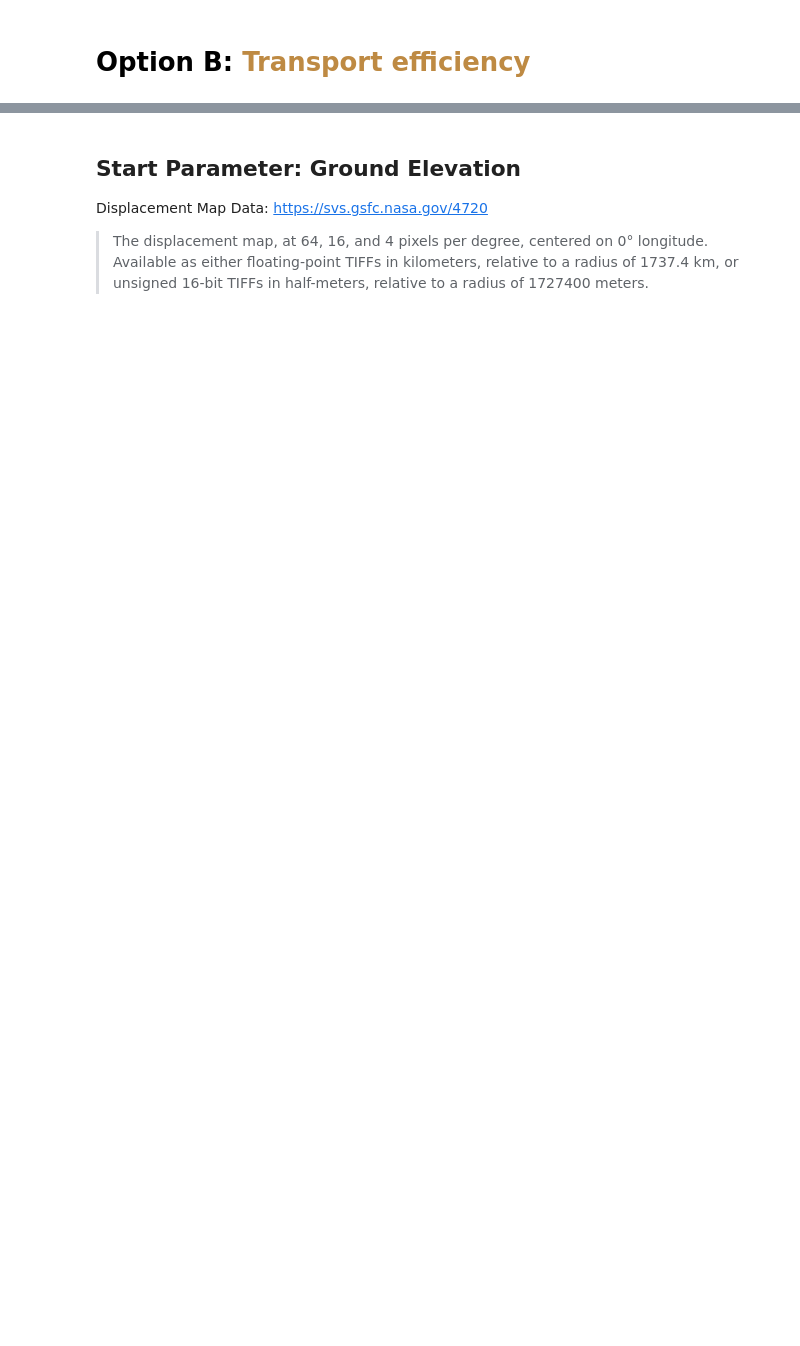
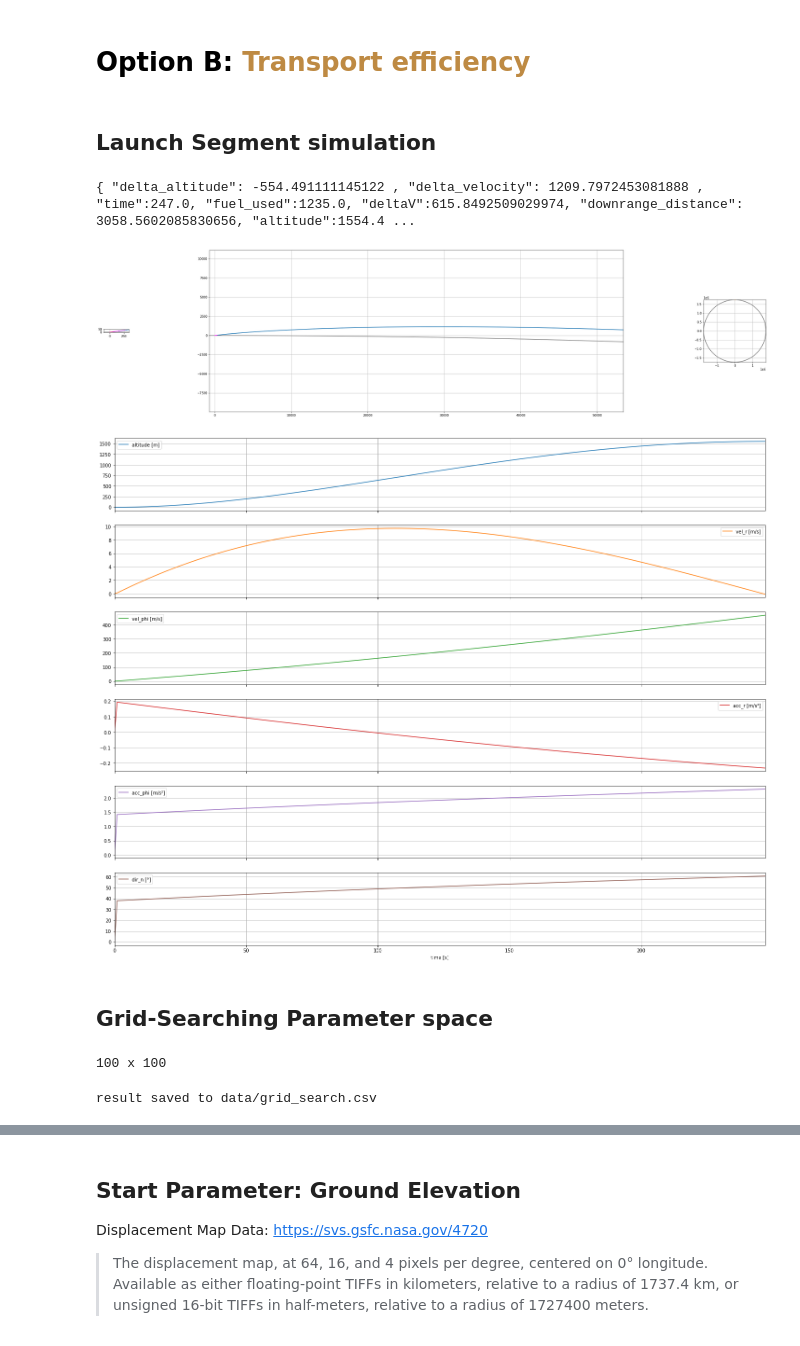
Before and after one commit to Sven-J-Steinert/10.3389-frspt.2024.1352213, a Jupyter notebook: B_Transport_efficiency.ipynb, the cells around one changed output, grey strips where cells are left out. Saved outputs shown, nothing was run; the diff lists cells and outputs as text; code cells hidden in the pictures; blank space fills up the shorter version.

Commit message:
arctan() flight control

```diff
--- a/B_Transport_efficiency.ipynb
+++ b/B_Transport_efficiency.ipynb
@@ -28,3 +27,15 @@ def current_milli_time():
     return round(time_lib.time() * 1000 *1000)
 # %%
 from A_helper_functions import *
+# %% [markdown]
+## Launch Segment simulation
+# %%
+a = 217
+b = 0.0036
+
+def f(t,rad=False):
+    global a, b
+    # np.tan(phi)= a - b*t
+    phi = np.arctan(b*(a+t))
+    if rad: return phi
+    else: return np.rad2deg(phi)
@@ -30,0 +284,39 @@ from A_helper_functions import *
+# %%
+df = run_sim(t_step=1, df_return=True)
+# %% [output]
+{ "delta_altitude": -554.491111145122 , "delta_velocity": 1209.7972453081888 , "time":247.0, "fuel_used":1235.0, "deltaV":615.8492509029974, "downrange_distance": 3058.5602085830656, "altitude":1554.4 ...
+# %%
+plot_launch_segment(df)
+# %% [output]
+[figure, added]
+[figure, added]
+# %% [markdown]
+## Grid-Searching Parameter space
+# %%
+a_list = np.arange(200,300,1)
+b_list = np.arange(0.003,0.004,0.00001)
+
+print(f'{len(a_list)} x {len(b_list)}')
+
+output = StringIO()
+csv_writer = writer(output)
+csv_writer.writerow(['a','b','delta_velocity','delta_altitude'])
+
+pbar = tqdm(total=len(a_list)*len(b_list))
+for a in a_list:
+    for b in b_list:
+        result = json.loads(run_sim())
+        delta_velocity = result['delta_velocity']
+        delta_altitude = result['delta_altitude']
+        csv_writer.writerow([a,b,delta_velocity,delta_altitude])
+        pbar.update(1)
+pbar.close()
+
+output.seek(0)
+df = pd.read_csv(output)
+file = 'data/grid_search.csv'
+df.to_csv(file, index=False)
+print(f'result saved to {file}')
+# %% [output]
+100 x 100
+result saved to data/grid_search.csv
```
Also changed, not shown: parts of 15 cells of this notebook, 1 other file.
